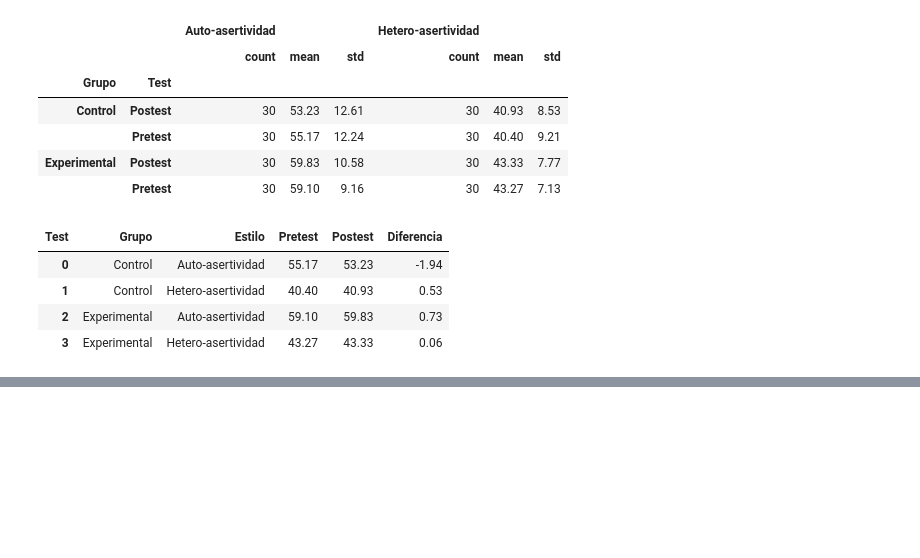
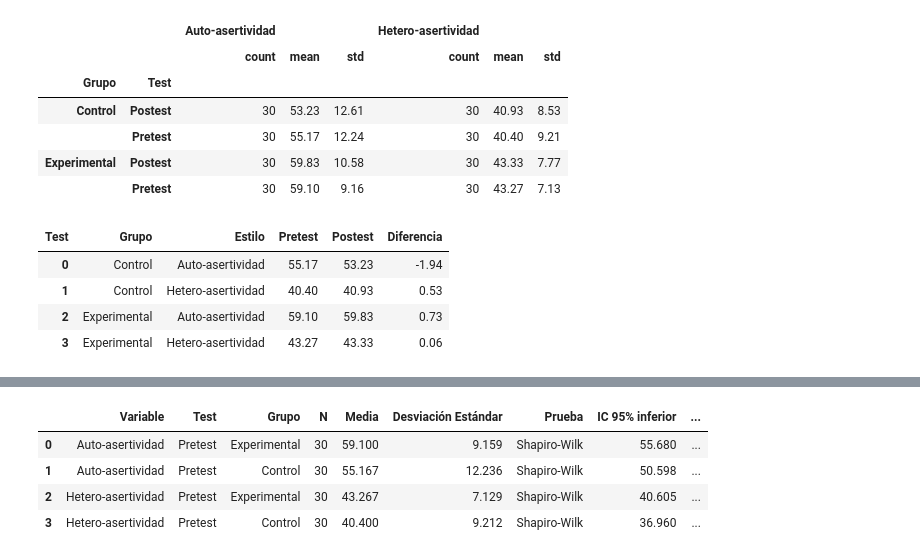
Before and after one commit to Cristian-Arboleda/Diseno-cuasiexperimental-conflictalk-adca, a Jupyter notebook: adca-1.ipynb, the cells around one changed output, grey strips where cells are left out. Cells and saved outputs as stored; diff of their text form; code cells hidden in the pictures; blank space fills up the shorter version.

```diff
--- a/adca-1.ipynb
+++ b/adca-1.ipynb
@@ -146,0 +185,69 @@ fig.show()
+# %%
+test = 'pretest'
+
+# Variables que se evaluarán
+variables = ['Auto-asertividad', 'Hetero-asertividad']
+
+# Filtrar los datos
+datos_filtrados = estilos_aplicados[
+    estilos_aplicados['Test'].str.lower() == test
+]
+
+resultados = []
+
+for variable in variables:
+
+    for grupo in ['Experimental', 'Control']:
+
+        datos = datos_filtrados.loc[
+            datos_filtrados['Grupo'] == grupo,
+            variable
+        ].dropna()
+
+        n = len(datos)
+        media = datos.mean()
+        desviacion = datos.std(ddof=1)
+
+        # Prueba de normalidad
+        W, p_value = shapiro(datos)
+
+        alpha = 0.05
+
+        if p_value <= alpha:
+            decision = 'Se rechaza H₀'
+            distribucion = 'No normal'
+        else:
+            decision = 'No se rechaza H₀'
+            distribucion = 'Normal'
+
+        # Intervalo de confianza del 95% para la media
+        error = t.ppf(1 - alpha / 2, df=n - 1) * (
+            desviacion / np.sqrt(n)
+        )
+
+        resultados.append({
+            'Variable': variable,
+            'Test': test.capitalize(),
+            'Grupo': grupo,
+            'N': n,
+            'Media': round(media, 3),
+            'Desviación Estándar': round(desviacion, 3),
+            'Prueba': 'Shapiro-Wilk',
+            'IC 95% inferior': round(media - error, 3),
+            'IC 95% superior': round(media + error, 3),
+            'α': alpha,
+            'p-value': round(p_value, 4),
+            'W': round(W, 4),
+            'Resultado hipótesis': decision,
+            'Distribución': distribucion
+        })
+
+tabla_asertividad = pd.DataFrame(resultados)
+
+tabla_asertividad
+# %% [output]
+|  | Variable | Test | Grupo | N | Media | Desviación Estándar | Prueba | IC 95% inferior | ... |
+| 0 | Auto-asertividad | Pretest | Experimental | 30 | 59.100 | 9.159 | Shapiro-Wilk | 55.680 | ... |
+| 1 | Auto-asertividad | Pretest | Control | 30 | 55.167 | 12.236 | Shapiro-Wilk | 50.598 | ... |
+| 2 | Hetero-asertividad | Pretest | Experimental | 30 | 43.267 | 7.129 | Shapiro-Wilk | 40.605 | ... |
+| 3 | Hetero-asertividad | Pretest | Control | 30 | 40.400 | 9.212 | Shapiro-Wilk | 36.960 | ... |
```
Also changed, not shown: parts of 31 cells of this notebook, 1 other file.
